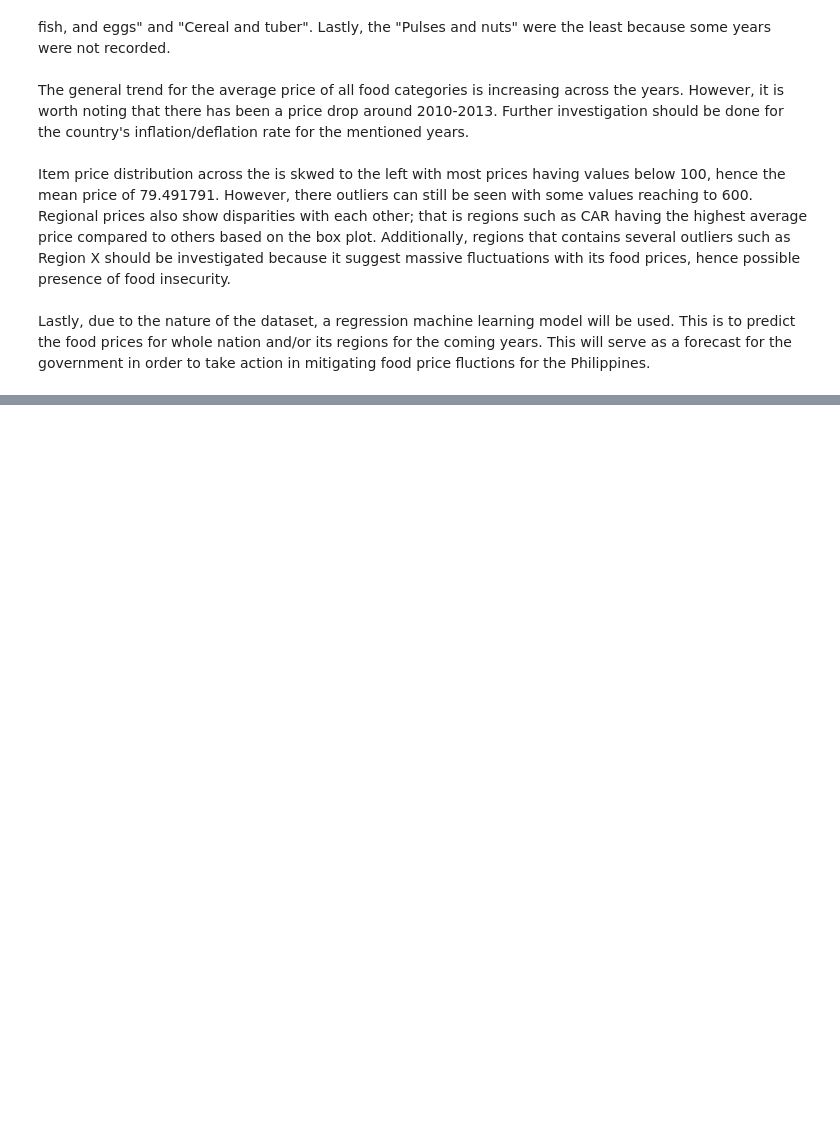
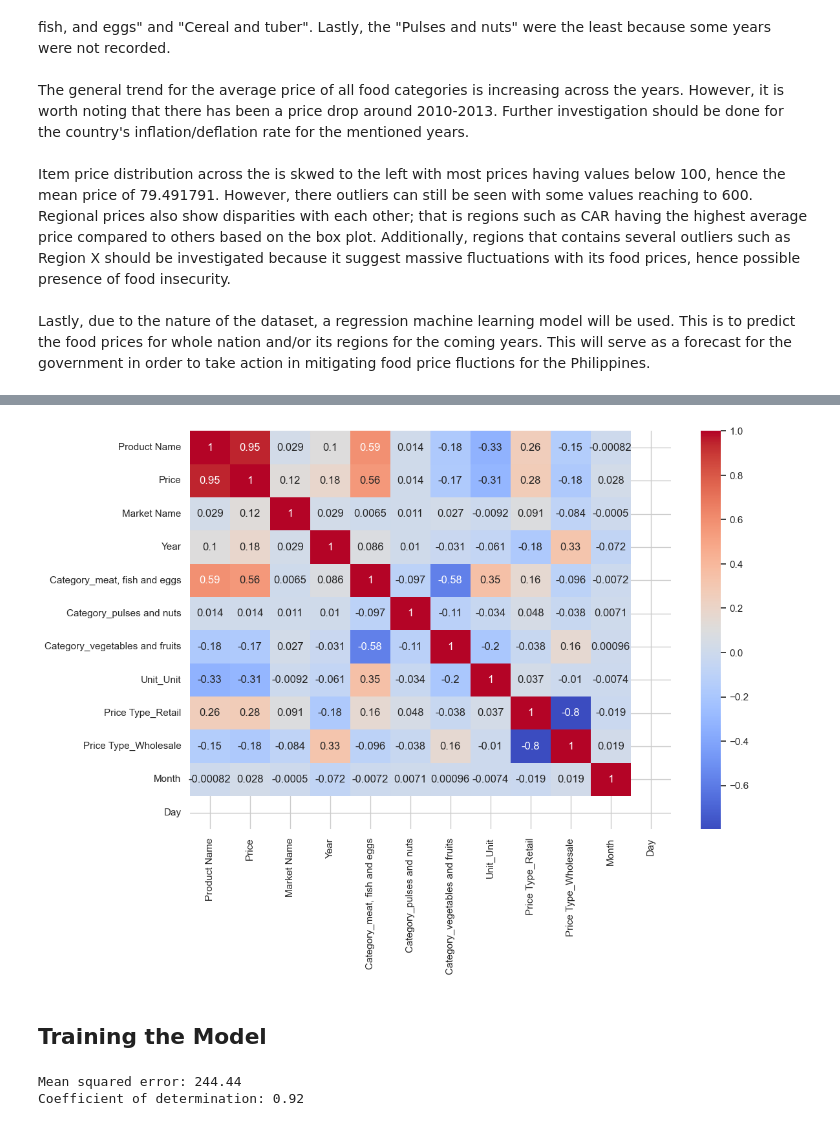
Before and after one commit to KyleZrey/PH-Food-Prices-Analysis, a Jupyter notebook: prelim_data_analysis.ipynb, the cells around one changed output, grey strips where cells are left out. Drawn from its saved outputs; the diff is of its cells as text; code cells hidden in the pictures; blank space fills up the shorter version.

Commit message:
Initial Linear Regression Model

```diff
--- a/prelim_data_analysis.ipynb
+++ b/prelim_data_analysis.ipynb
@@ -585,0 +677,36 @@ Lastly, due to the nature of the dataset, a regression machine learning model wi
+# %%
+'''Using target encoding for product name and market
+name since they both affect the price, although they can
+result to data leakage and potential overfitting'''
+
+'''Experiment more with:
+1. only computing the mean of the price for training
+set and apply it for test set'
+
+2. Using cross validation to avoid data leakage
+
+3. Different encoding
+
+4. Experiment more with Feature Interaction/Adding a feature'''
+
+
+# Target encoding for Product Name
+product_target_mean = clean_pfp.groupby('Product Name')['Price'].mean()
+clean_pfp['Product Name'] = clean_pfp['Product Name'].map(product_target_mean)
+
+# Target encoding for Market Name
+market_target_mean = clean_pfp.groupby('Market Name')['Price'].mean()
+clean_pfp['Market Name'] = clean_pfp['Market Name'].map(market_target_mean)
+# %%
+# extracting features from Date (also using the Year column)
+clean_pfp['Month'] = pd.to_datetime(clean_pfp['Date']).dt.month
+clean_pfp['Day'] = pd.to_datetime(clean_pfp['Date']).dt.day
+clean_pfp.drop(columns=['Date'], inplace=True)
+# %%
+# dropping Meta ID as it is not helpful as a feature
+clean_pfp.drop(columns=['Meta ID'], inplace=True)
+
+# dropping region as it is completely dependent with Market Name?
+clean_pfp.drop(columns=['Region'], inplace=True)
+
+clean_pfp
@@ -585,0 +727,11 @@ Lastly, due to the nature of the dataset, a regression machine learning model wi
+# %%
+correlation_matrix = clean_pfp.corr()
+
+plt.figure(figsize=(12, 8))
+# Display the correlation matrix
+sns.heatmap(correlation_matrix, annot=True, cmap='coolwarm')
+plt.show()
+# %% [output]
+[figure, added]
+# %% [markdown]
+## Training the Model
@@ -585,0 +761,12 @@ Lastly, due to the nature of the dataset, a regression machine learning model wi
+# %%
+# Evaluate
+
+from sklearn.metrics import mean_squared_error, r2_score
+
+# The mean squared error
+print("Mean squared error: %.2f" % mean_squared_error(y_test, y_pred))
+# The coefficient of determination: 1 is perfect prediction
+print("Coefficient of determination: %.2f" % r2_score(y_test, y_pred))
+# %% [output]
+Mean squared error: 244.44
+Coefficient of determination: 0.92
```
Also changed, not shown: parts of 32 cells of this notebook.
